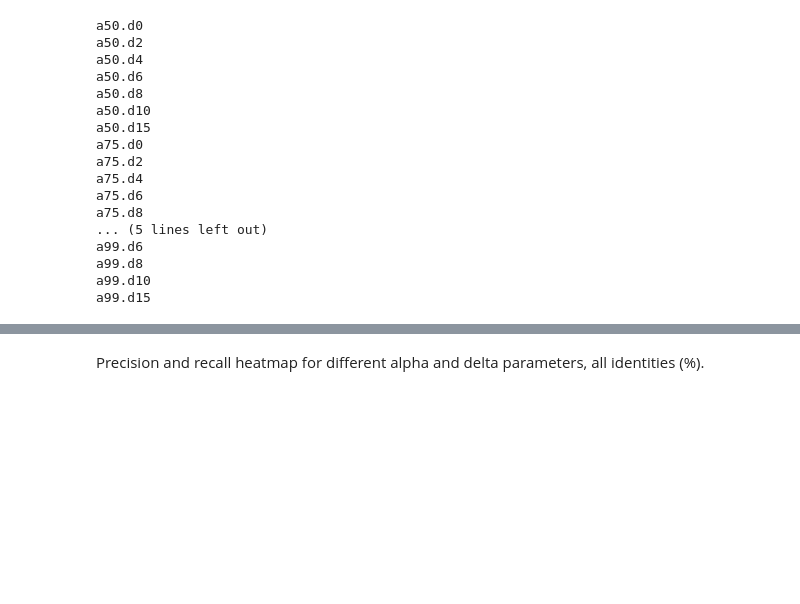
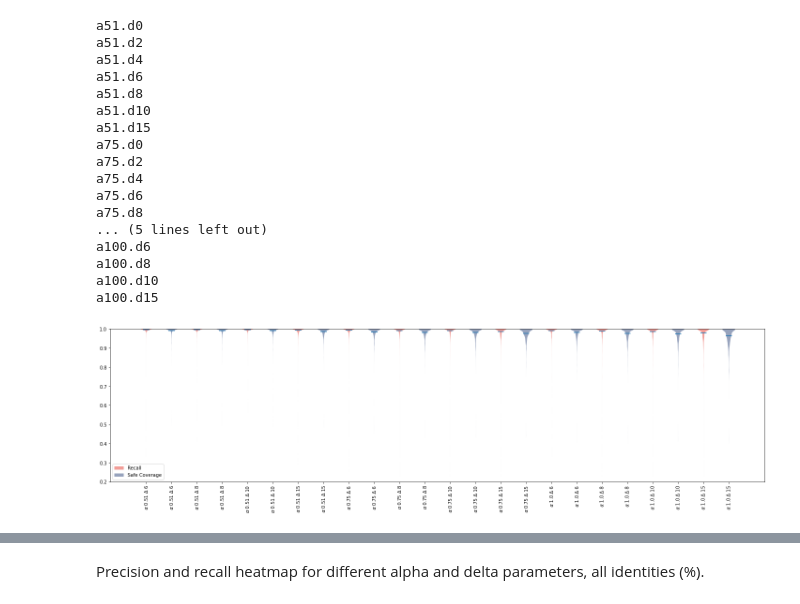
Before and after one commit to algbio/alignment-safety, a Jupyter notebook: pipeline/analysis/motifs.ipynb, the cells around one changed output, grey strips where cells are left out. Drawn from its saved outputs; the diff is of its cells as text; code cells hidden in the pictures; blank space fills up the shorter version.

```diff
--- a/pipeline/analysis/motifs.ipynb
+++ b/pipeline/analysis/motifs.ipynb
@@ -329,26 +337,26 @@ def get_all_clusters(path, alphas, deltas):
     return groups
 # %%
-alphas = [50, 75, 99]
+alphas = [51, 75, 100]
 deltas = [0,2,4,6,8,10,15]
 groups = get_all_clusters("./../out/sprot_filtered.20.multi-step", alphas, deltas)
 # %% [output]
-a50.d0
-a50.d2
-a50.d4
-a50.d6
-a50.d8
-a50.d10
-a50.d15
+a51.d0
+a51.d2
+a51.d4
+a51.d6
+a51.d8
+a51.d10
+a51.d15
 a75.d0
 a75.d2
 a75.d4
 a75.d6
 a75.d8
 ... (5 lines left out)
-a99.d6
-a99.d8
-a99.d10
-a99.d15
+a100.d6
+a100.d8
+a100.d10
+a100.d15
 # %%
 def filter_clusters(groups, alphas, deltas):
     for a in alphas:
@@ -411,5 +468,46 @@ def combine(groups, alphas, deltas):
             df["delta"] = d
             res = pd.concat([res, df])
     return res
+# %%
+def violinplot_stacked(groups, alphas, deltas, features, id_range=None, sc_range=[0.0, 1.0]):
+    fig, ax = plt.subplots(figsize=(25, 6))
+
+    vals = []
+    labels = []
+    for k, a in enumerate(alphas):
+        for j, d in enumerate(deltas):
+            if id_range != None:
+                df = groups[(a, d)][(id_range[0] <= groups[(a,d)].identity) & (groups[(a,d)].identity <= id_range[1])]
+            else:
+                df = groups[(a, d)]
+
+            df = df[(sc_range[0] <= df.safe_coverage) & (df.safe_coverage <= sc_range[1])]
+
+            for i, f in enumerate(features):
+                vals.append(df[f].values)
+                labels.append(r"$\alpha$ " + str(a/100.0) + r" $\Delta$ " + str(d))
+
+
+    violin_parts = ax.violinplot(vals, showmeans=True, showmedians=False, showextrema=False)
+    ax.set_xticks(list(range(1,len(alphas) * len(deltas) * len(features)+1)))
+    ax.set_xticklabels(labels, rotation=90)
+    ax.set_ylim([0.2,1])
+
+    i = 0
+    for vp in violin_parts['bodies']:
+        vp.set_facecolor(PALLETTE[i%2])
+        # vp.set_edgecolor(PALLETTE[1])
+        vp.set_linewidth(1)
+        vp.set_alpha(0.5)
+        i += 1
+
+    plt.legend(["Recall", "Safe Coverage"], loc="lower left")
+
+    plt.savefig(f"violinplots_{features[0]}-{features[1]}.pdf")
+    plt.show()
 # %%
 groups = filter_clusters(groups, alphas, deltas)
+# %%
+violinplot_stacked(groups, alphas, [6,8,10,15], ["recall", "safe_coverage"], id_range=[70,100])
+# %% [output]
+[figure, added]
```
Also changed, not shown: parts of 32 cells of this notebook, 16 other files.
